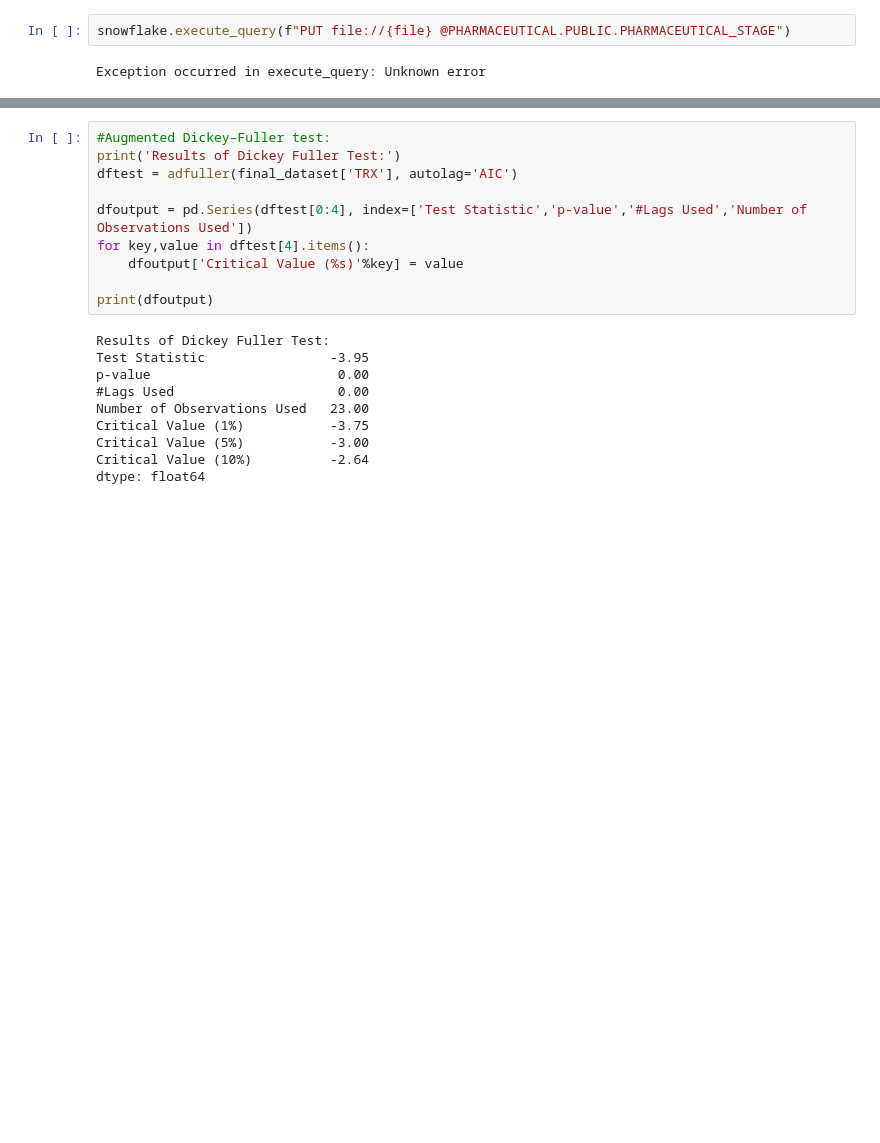
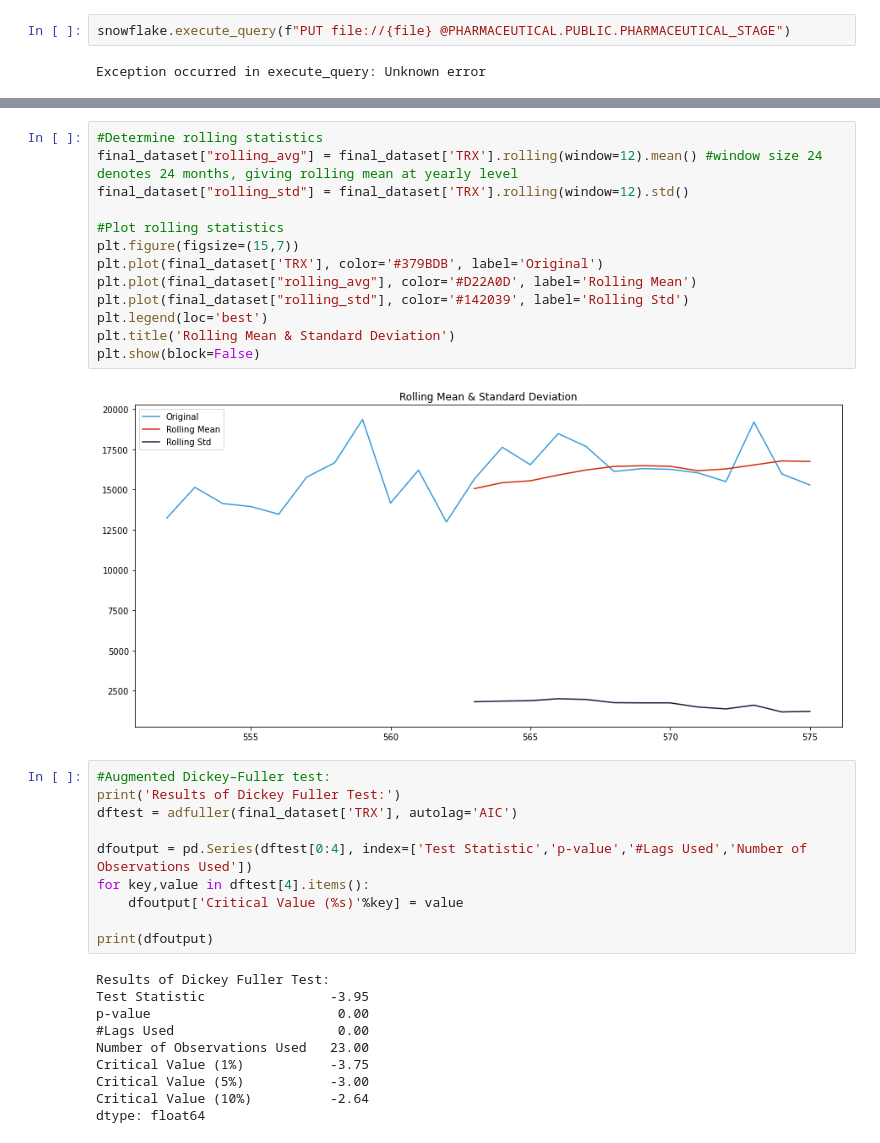
Before and after one commit to RohitRShettar/Pharmabrandinsights, a Jupyter notebook: PharmaFDC/Pharmaceutical_Brand_Predictive_Model.ipynb, the cells around one changed output, grey strips where cells are left out. Cells and saved outputs as stored; diff of their text form; blank space fills up the shorter version.

```diff
--- a/PharmaFDC/Pharmaceutical_Brand_Predictive_Model.ipynb
+++ b/PharmaFDC/Pharmaceutical_Brand_Predictive_Model.ipynb
@@ -655,3 +640,18 @@ NameError: name 'df' is not defined
+# %%
+#Determine rolling statistics
+final_dataset["rolling_avg"] = final_dataset['TRX'].rolling(window=12).mean() #window size 24 denotes 24 months, giving rolling mean at yearly level
+final_dataset["rolling_std"] = final_dataset['TRX'].rolling(window=12).std()
+
+#Plot rolling statistics
+plt.figure(figsize=(15,7))
+plt.plot(final_dataset['TRX'], color='#379BDB', label='Original')
+plt.plot(final_dataset["rolling_avg"], color='#D22A0D', label='Rolling Mean')
+plt.plot(final_dataset["rolling_std"], color='#142039', label='Rolling Std')
+plt.legend(loc='best')
+plt.title('Rolling Mean & Standard Deviation')
+plt.show(block=False)
+# %% [output]
+[figure, added]
 # %%
 #Augmented Dickey–Fuller test:
 print('Results of Dickey Fuller Test:')
```
Also changed, not shown: parts of 7 cells of this notebook.
